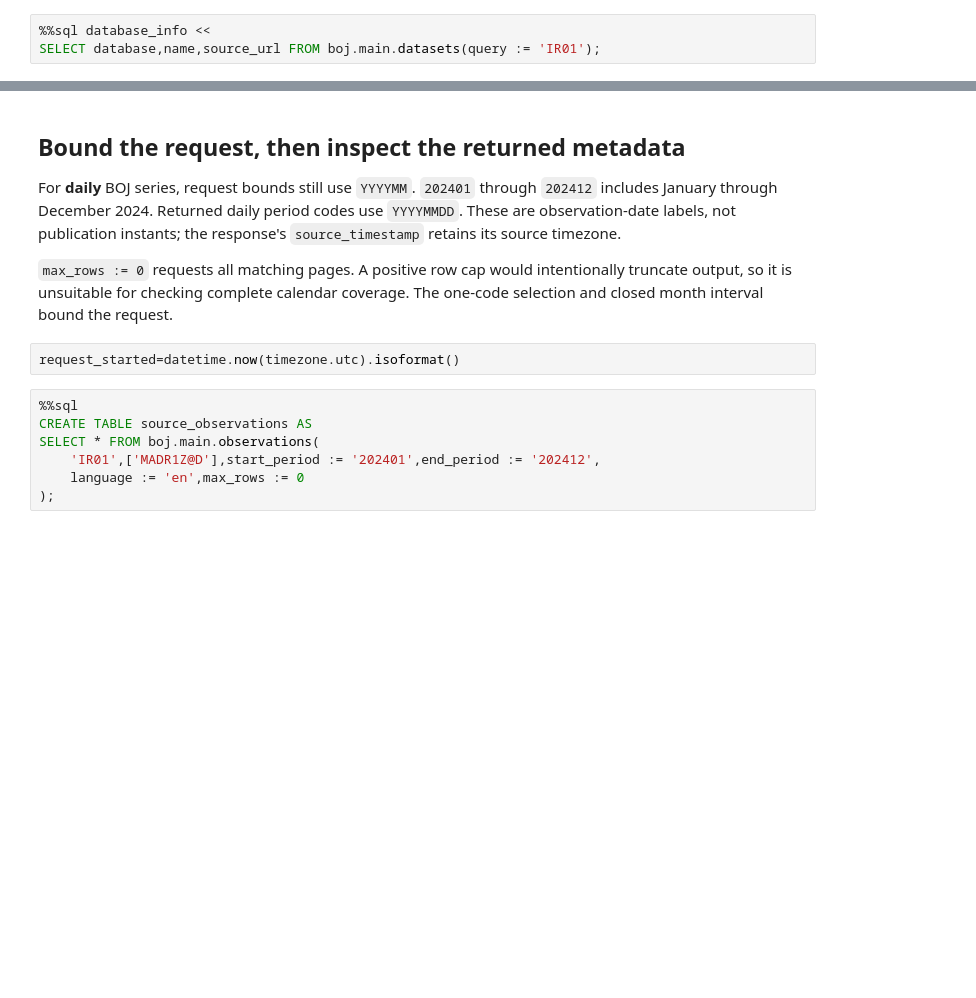
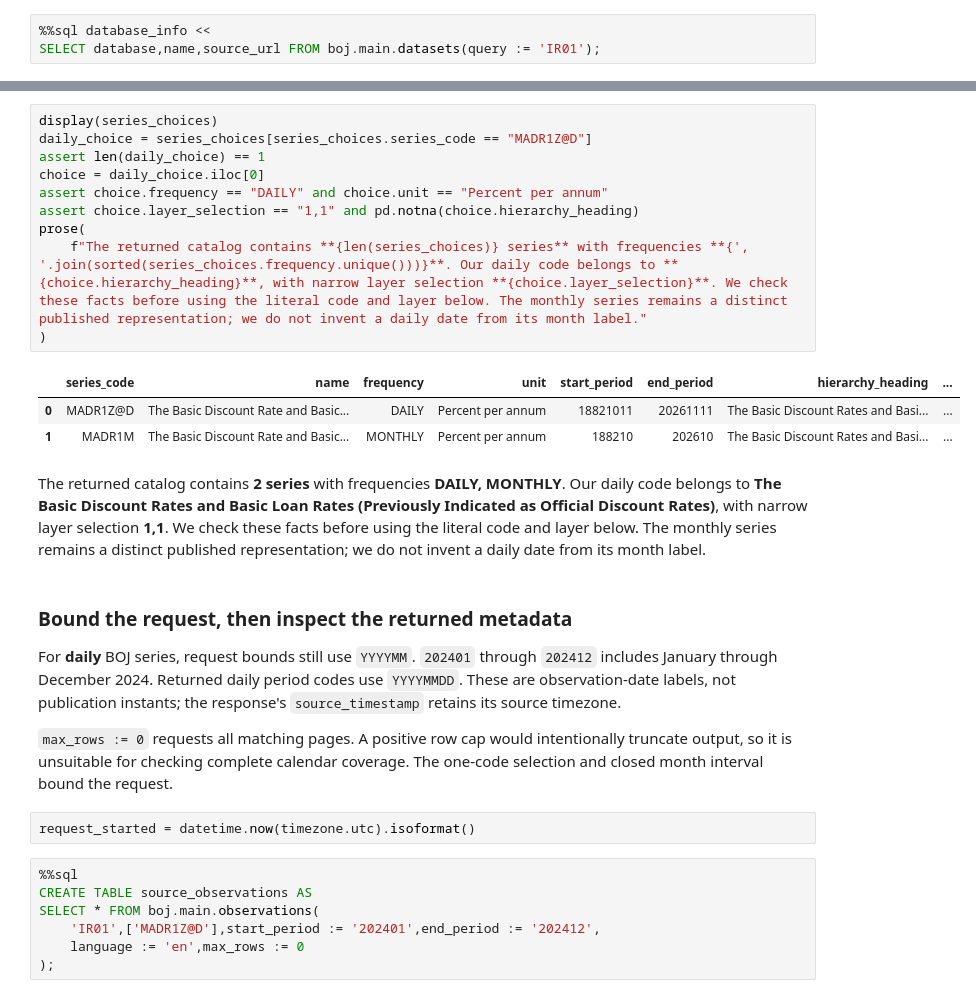
Before and after one commit to Query-farm/vgi-boj, a Jupyter notebook: notebooks/01_rate_steps_and_trailing_means.ipynb, the cells around one changed output, grey strips where cells are left out. Saved outputs shown, nothing was run; the diff lists cells and outputs as text; blank space fills up the shorter version.

Commit message:
Connect BOJ discovery to live rate smoothing with complete coverage [skip ci]

```diff
--- a/notebooks/01_rate_steps_and_trailing_means.ipynb
+++ b/notebooks/01_rate_steps_and_trailing_means.ipynb
@@ -81,11 +110,26 @@ display(database_info)
+# %%
+display(series_choices)
+daily_choice = series_choices[series_choices.series_code == "MADR1Z@D"]
+assert len(daily_choice) == 1
+choice = daily_choice.iloc[0]
+assert choice.frequency == "DAILY" and choice.unit == "Percent per annum"
+assert choice.layer_selection == "1,1" and pd.notna(choice.hierarchy_heading)
+prose(
+    f"The returned catalog contains **{len(series_choices)} series** with frequencies **{', '.join(sorted(series_choices.frequency.unique()))}**. Our daily code belongs to **{choice.hierarchy_heading}**, with narrow layer selection **{choice.layer_selection}**. We check these facts before using the literal code and layer below. The monthly series remains a distinct published representation; we do not invent a daily date from its month label."
+)
+# %% [output]
+|  | series_code | name | frequency | unit | start_period | end_period | hierarchy_heading | ... |
+| 0 | MADR1Z@D | The Basic Discount Rate and Basic... | DAILY | Percent per annum | 18821011 | 20261111 | The Basic Discount Rates and Basi... | ... |
+| 1 | MADR1M | The Basic Discount Rate and Basic... | MONTHLY | Percent per annum | 188210 | 202610 | The Basic Discount Rates and Basi... | ... |
+The returned catalog contains **2 series** with frequencies **DAILY, MONTHLY**. Our daily code belongs to **The Basic Discount Rates and Basic Loan Rates (Previously Indicated as Official Discount Rates)**, with narrow layer selection **1,1**. We check these facts before using the literal code and layer below. The monthly series remains a distinct published representation; we do not invent a daily date from its month label.
 # %% [markdown]
-## Bound the request, then inspect the returned metadata
+### Bound the request, then inspect the returned metadata
 
 For **daily** BOJ series, request bounds still use `YYYYMM`. `202401` through `202412` includes January through December 2024. Returned daily period codes use `YYYYMMDD`. These are observation-date labels, not publication instants; the response's `source_timestamp` retains its source timezone.
 
 `max_rows := 0` requests all matching pages. A positive row cap would intentionally truncate output, so it is unsuitable for checking complete calendar coverage. The one-code selection and closed month interval bound the request.
 # %%
-request_started=datetime.now(timezone.utc).isoformat()
+request_started = datetime.now(timezone.utc).isoformat()
 # %%
 %%sql
 CREATE TABLE source_observations AS
```
Also changed, not shown: parts of 28 cells of this notebook, 12 other files.
